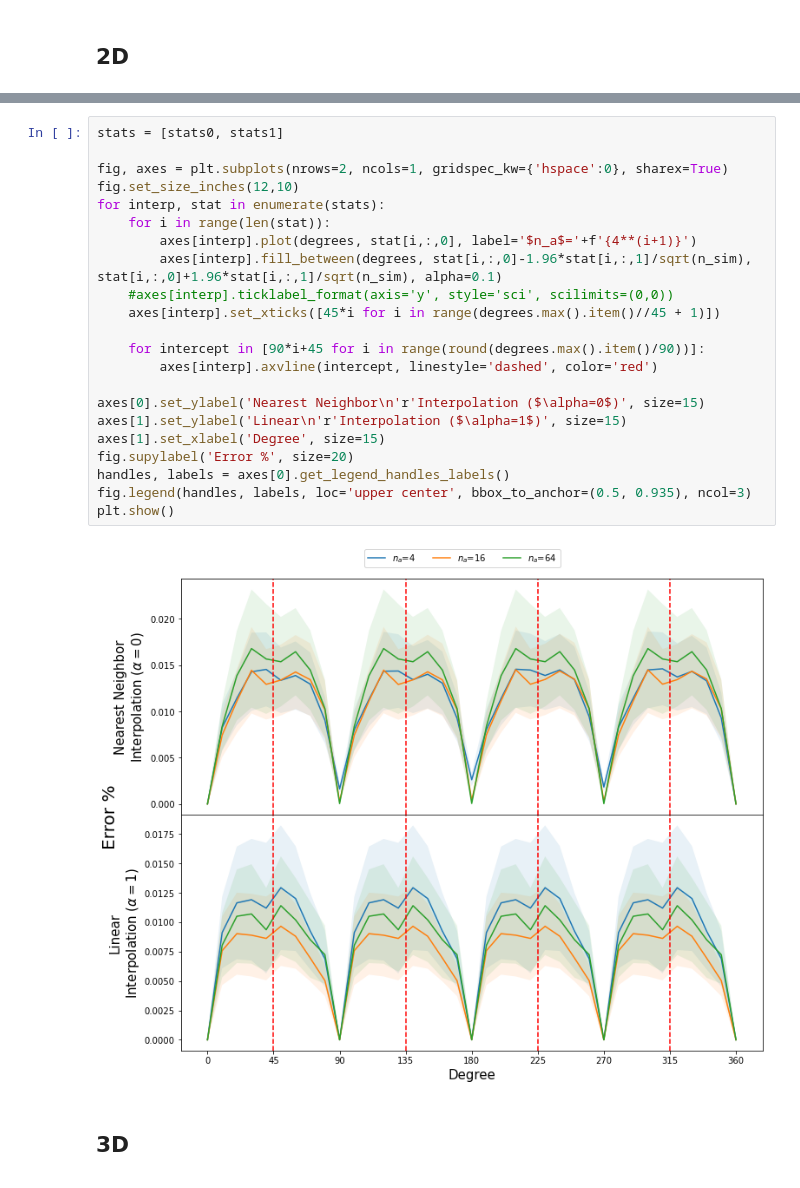
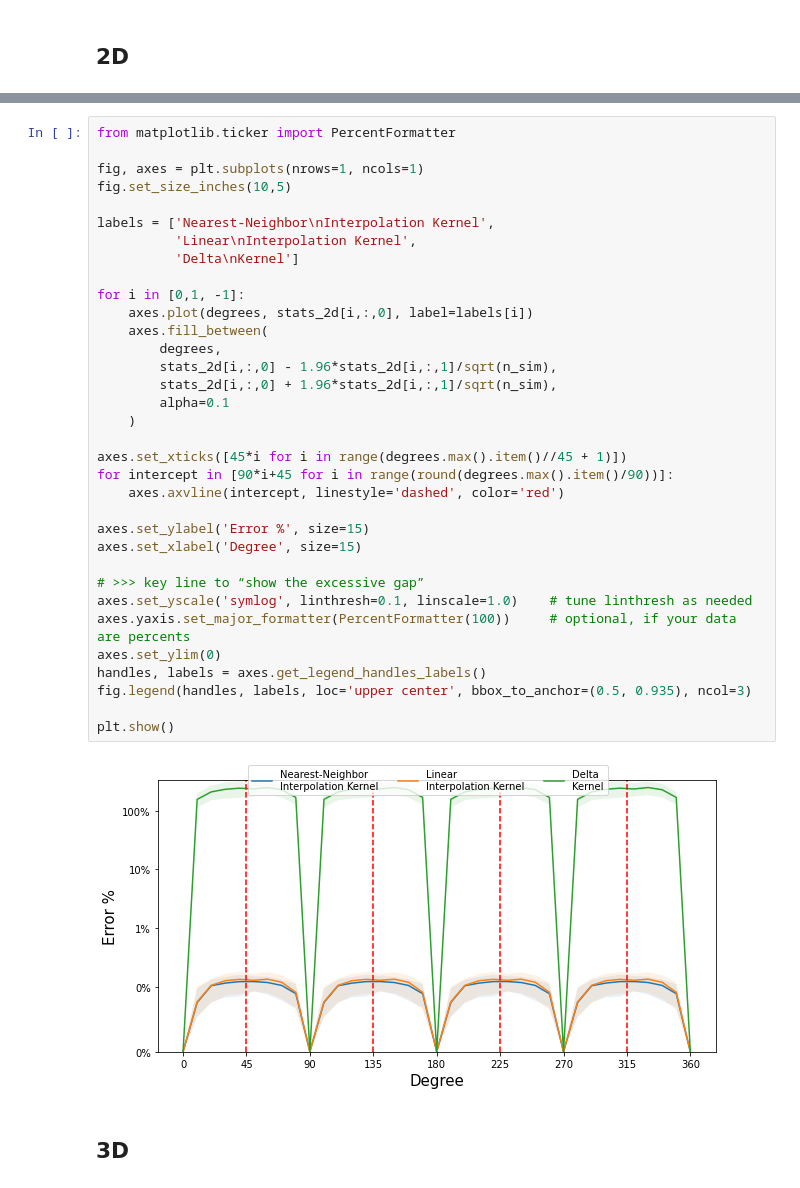
Before and after one commit to SoumyabrataKundu/Steerable, a Jupyter notebook: Plots.ipynb, the cells around one changed output, grey strips where cells are left out. Drawn from its saved outputs; the diff is of its cells as text.

```diff
--- a/Plots.ipynb
+++ b/Plots.ipynb
@@ -152,29 +144,41 @@ stats1 = check_equivariance([
 # %% [output]
 Simulation : 50 / 50
-# %%
-stats = [stats0, stats1]
-
-fig, axes = plt.subplots(nrows=2, ncols=1, gridspec_kw={'hspace':0}, sharex=True)
-fig.set_size_inches(12,10)
-for interp, stat in enumerate(stats):
-    for i in range(len(stat)):
-        axes[interp].plot(degrees, stat[i,:,0], label='$n_a$='+f'{4**(i+1)}')
-        axes[interp].fill_between(degrees, stat[i,:,0]-1.96*stat[i,:,1]/sqrt(n_sim),  stat[i,:,0]+1.96*stat[i,:,1]/sqrt(n_sim), alpha=0.1)
-    #axes[interp].ticklabel_format(axis='y', style='sci', scilimits=(0,0))
-    axes[interp].set_xticks([45*i for i in range(degrees.max().item()//45 + 1)])
-
-    for intercept in [90*i+45 for i in range(round(degrees.max().item()/90))]:
-        axes[interp].axvline(intercept, linestyle='dashed', color='red')
-
-axes[0].set_ylabel('Nearest Neighbor\n'r'Interpolation ($\alpha=0$)', size=15)
-axes[1].set_ylabel('Linear\n'r'Interpolation ($\alpha=1$)', size=15)
-axes[1].set_xlabel('Degree', size=15)
-fig.supylabel('Error %', size=20)
-handles, labels = axes[0].get_legend_handles_labels()
-fig.legend(handles, labels, loc='upper center', bbox_to_anchor=(0.5, 0.935), ncol=3)
-plt.show()
-# %% [output]
-[figure, removed]
+# %%
+from matplotlib.ticker import PercentFormatter
+
+fig, axes = plt.subplots(nrows=1, ncols=1)
+fig.set_size_inches(10,5)
+
+labels = ['Nearest-Neighbor\nInterpolation Kernel',
+          'Linear\nInterpolation Kernel',
+          'Delta\nKernel']
+
+for i in [0,1, -1]:
+    axes.plot(degrees, stats_2d[i,:,0], label=labels[i])
+    axes.fill_between(
+        degrees,
+        stats_2d[i,:,0] - 1.96*stats_2d[i,:,1]/sqrt(n_sim),
+        stats_2d[i,:,0] + 1.96*stats_2d[i,:,1]/sqrt(n_sim),
+        alpha=0.1
+    )
+
+axes.set_xticks([45*i for i in range(degrees.max().item()//45 + 1)])
+for intercept in [90*i+45 for i in range(round(degrees.max().item()/90))]:
+    axes.axvline(intercept, linestyle='dashed', color='red')
+
+axes.set_ylabel('Error %', size=15)
+axes.set_xlabel('Degree', size=15)
+
+# >>> key line to “show the excessive gap”
+axes.set_yscale('symlog', linthresh=0.1, linscale=1.0)    # tune linthresh as needed
+axes.yaxis.set_major_formatter(PercentFormatter(100))     # optional, if your data are percents
+axes.set_ylim(0)
+handles, labels = axes.get_legend_handles_labels()
+fig.legend(handles, labels, loc='upper center', bbox_to_anchor=(0.5, 0.935), ncol=3)
+
+plt.show()
+# %% [output]
+[figure, added]
 # %% [markdown]
 ## 3D
 # %%
```
Also changed, not shown: parts of 6 cells of this notebook, 2 other files.
